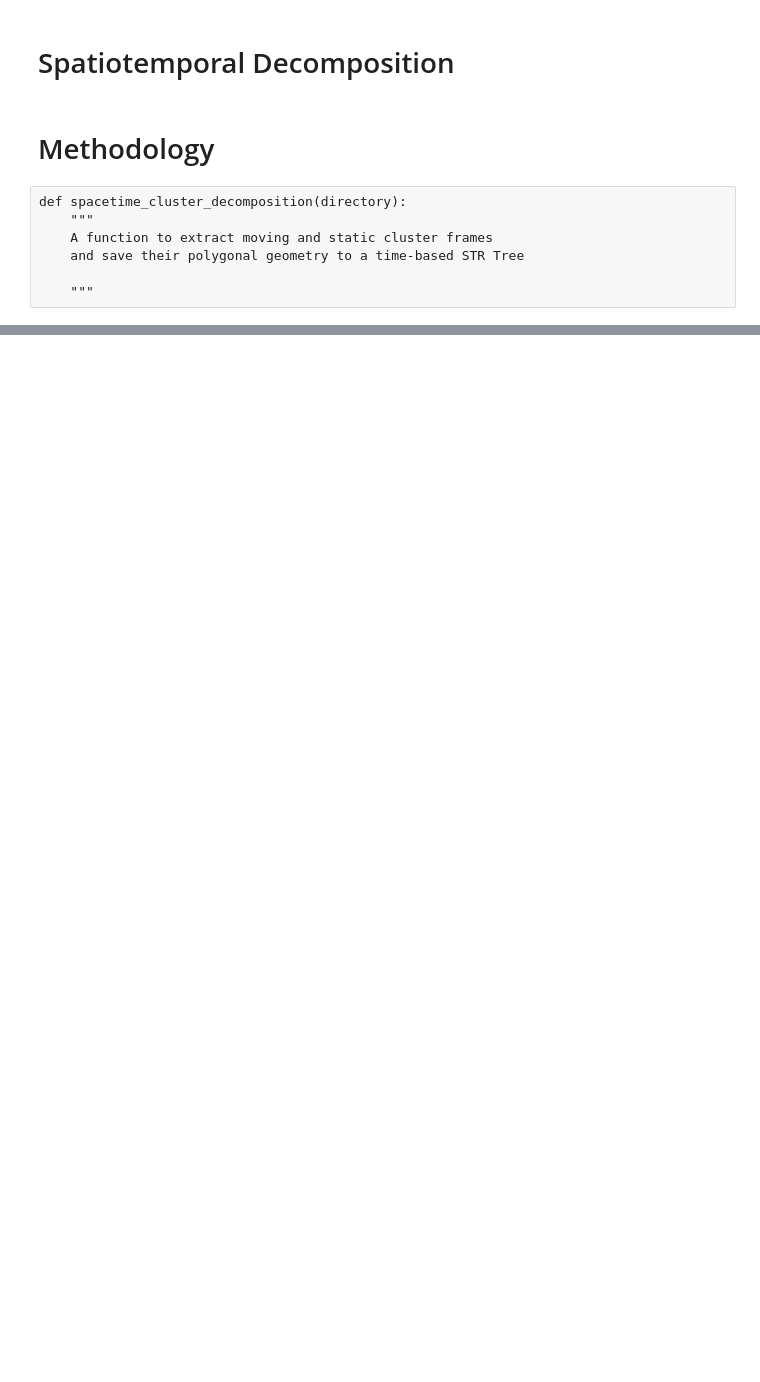
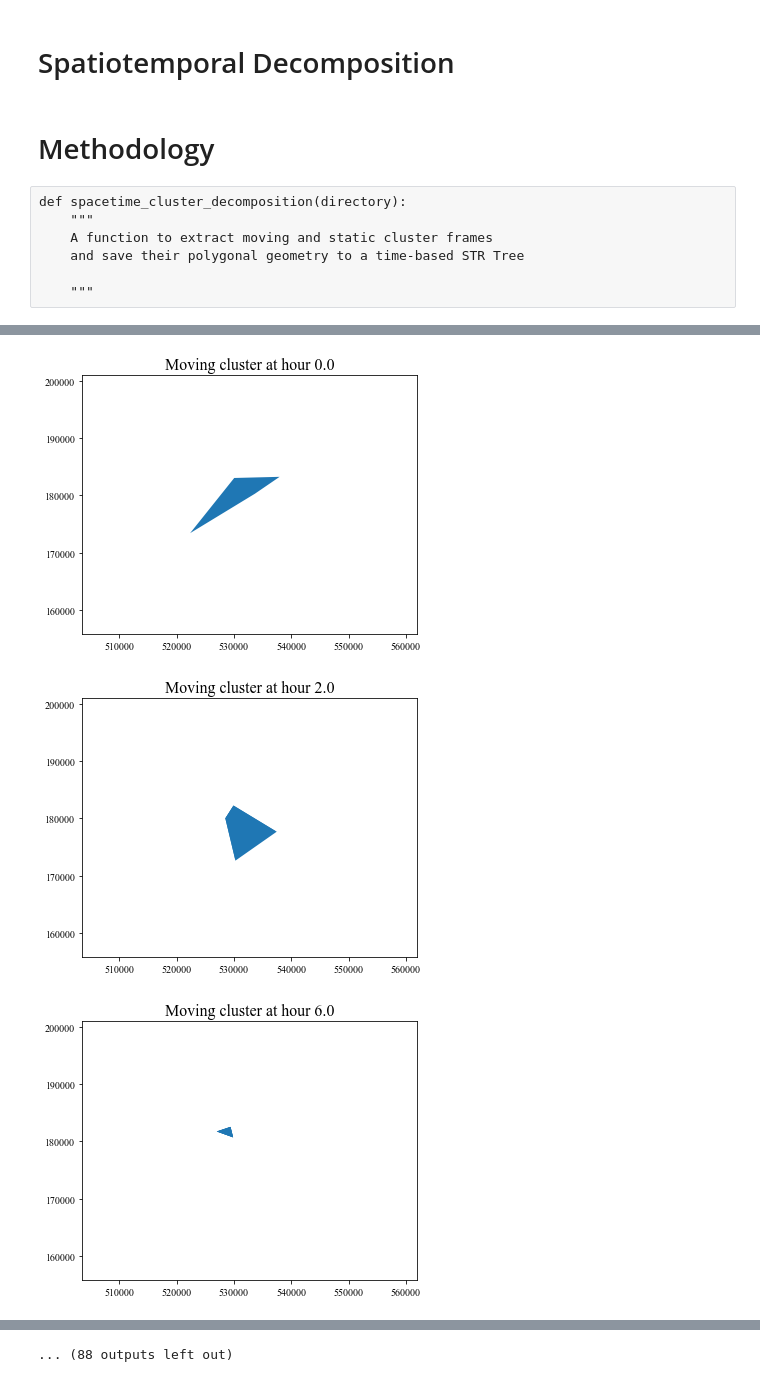
Before and after one commit to georgepyne/CASA0012, a Jupyter notebook: st.ipynb, the cells around one changed output, grey strips where cells are left out. Drawn from its saved outputs; the diff is of its cells as text; code cells hidden in the pictures; blank space fills up the shorter version.

```diff
--- a/st.ipynb
+++ b/st.ipynb
@@ -305,0 +548,10 @@ for filename in os.listdir(directory)[0:3]: # Iterate over each decomposition do
+# %%
+for i in pd.Series(moving_frame_t).sort_values().unique()[0:100]:
+    ax = GeoDataFrame(index[i]).rename(columns={0:'geometry'}).plot()
+    ax.set_xlim(xmin,xmax)
+    ax.set_ylim(ymin,ymax)
+    ax.set_title('Moving cluster at hour {}'.format(i), fontdict={'fontsize': 16, 'fontweight': 'medium'})
+# %% [output]
+[figure, added]
+[figure, added]
+[figure, added]
@@ -305,0 +567 @@ for filename in os.listdir(directory)[0:3]: # Iterate over each decomposition do
+... (88 outputs left out)
```
Also changed, not shown: parts of 38 cells of this notebook.
